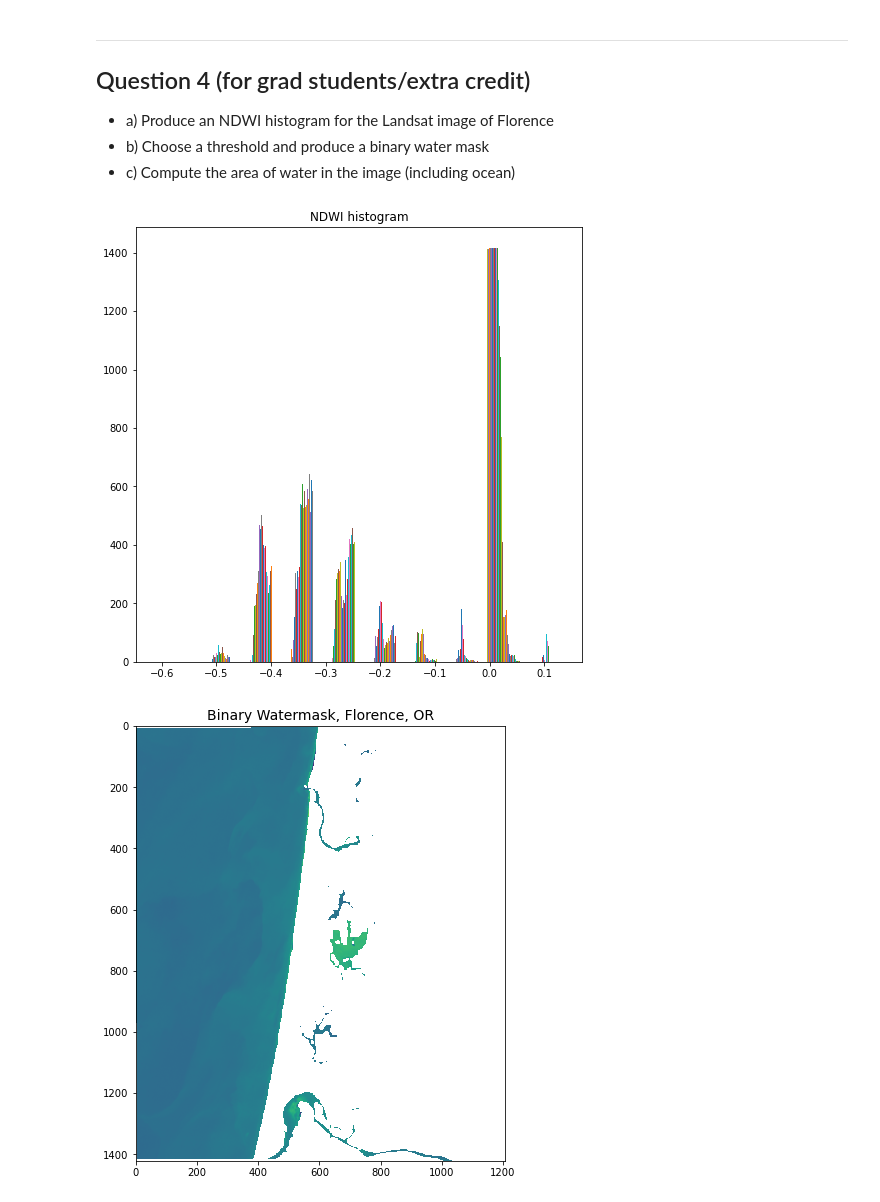
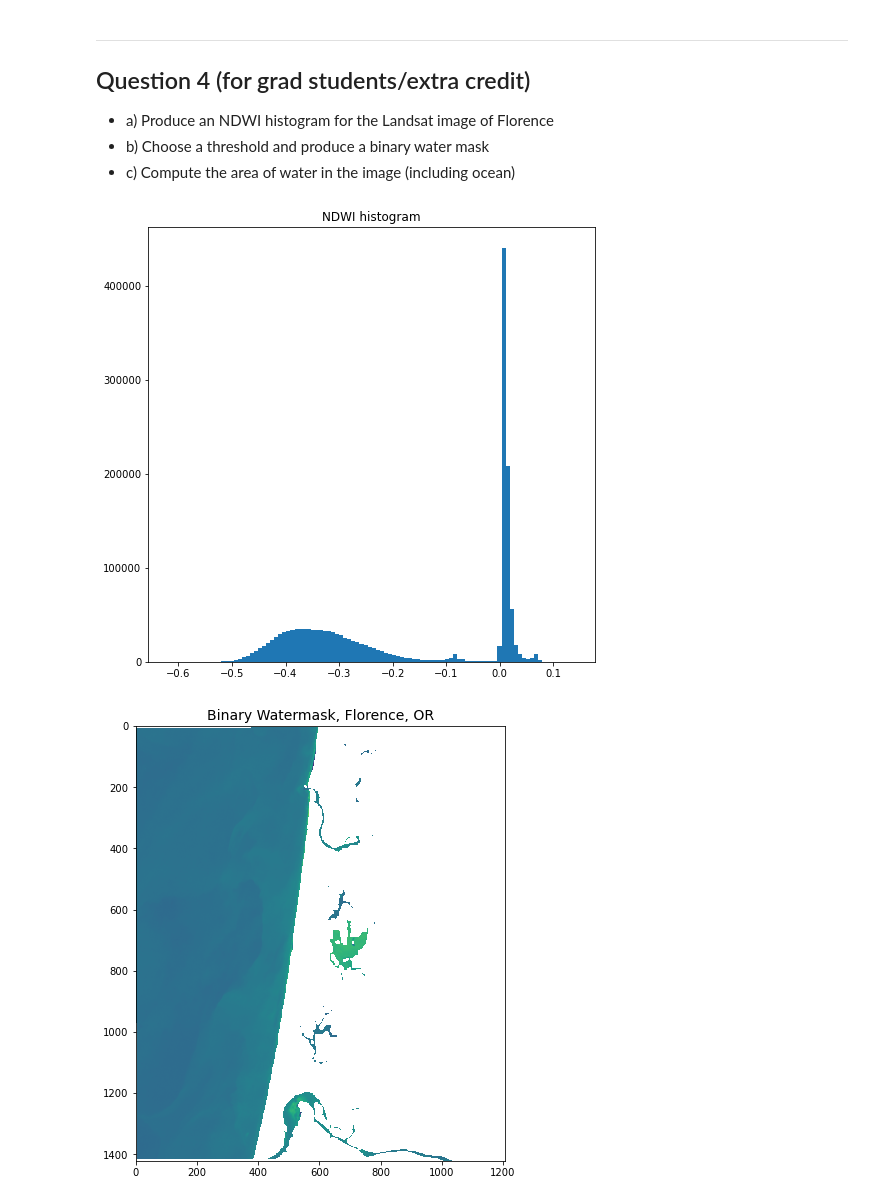
Before and after one commit to jsheppar/geospatial-data-science, a Jupyter notebook: labs/lab4/lab4_submission.ipynb, the cells around one changed output. Saved outputs shown, nothing was run; the diff lists cells and outputs as text; code cells hidden in the pictures.

```diff
--- a/labs/lab4/lab4_submission.ipynb
+++ b/labs/lab4/lab4_submission.ipynb
@@ -234,16 +231,16 @@ plt.show()
 # %%
 # Compute NDWI
 np.seterr(divide='ignore', invalid='ignore')
 ndwi = np.divide((all_bands[:,:,2].astype(float) - all_bands[:,:,4].astype(float)), \
                  (all_bands[:,:,2].astype(float) + all_bands[:,:,4].astype(float)))
 
 # Plot NDWI histogram
 fig, ax = plt.subplots(figsize=(8,8))
-im = ax.hist(ndwi)
+im = ax.hist(ndwi[~np.isnan(ndwi)], bins=100)
 ax.set_title("NDWI histogram")
 plt.show()
 # %% [output]
-[figure, old version]
+[figure, new version]
 # %%
 # threshold
 thresh = -0.07
```
Also changed, not shown: parts of 2 cells of this notebook, 1 other file.
